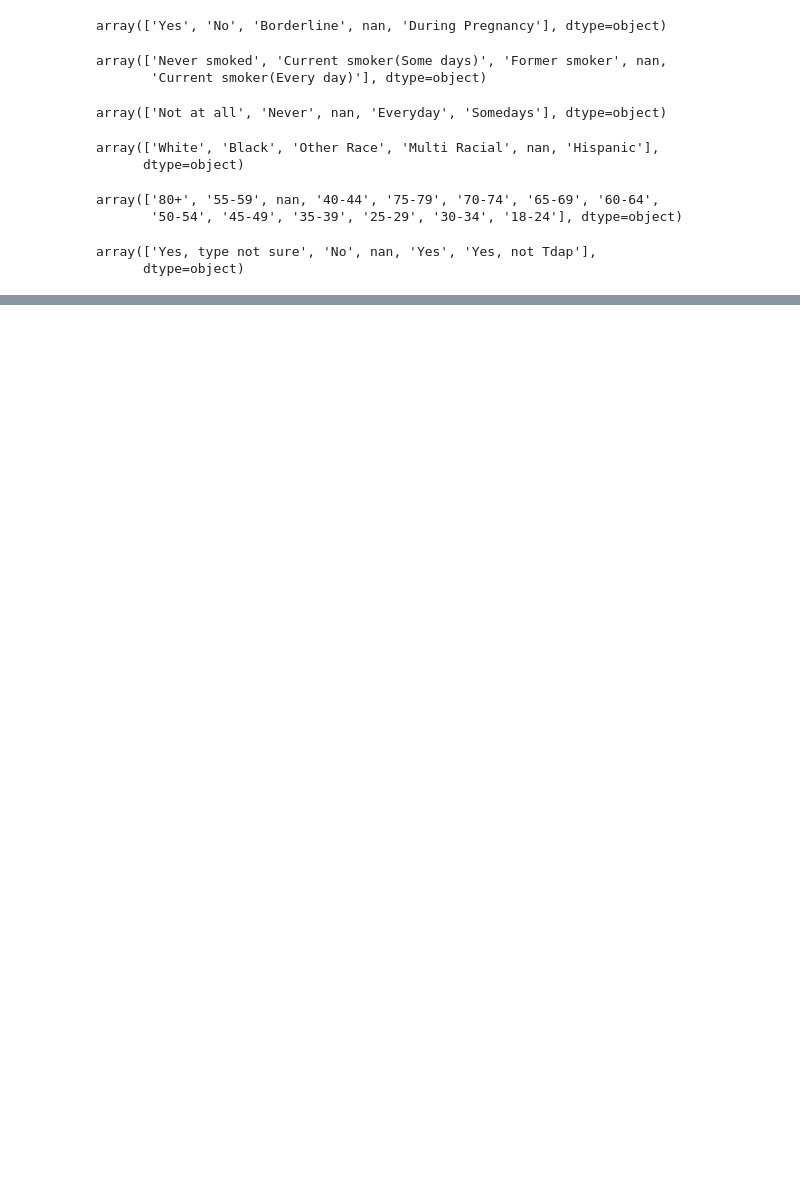
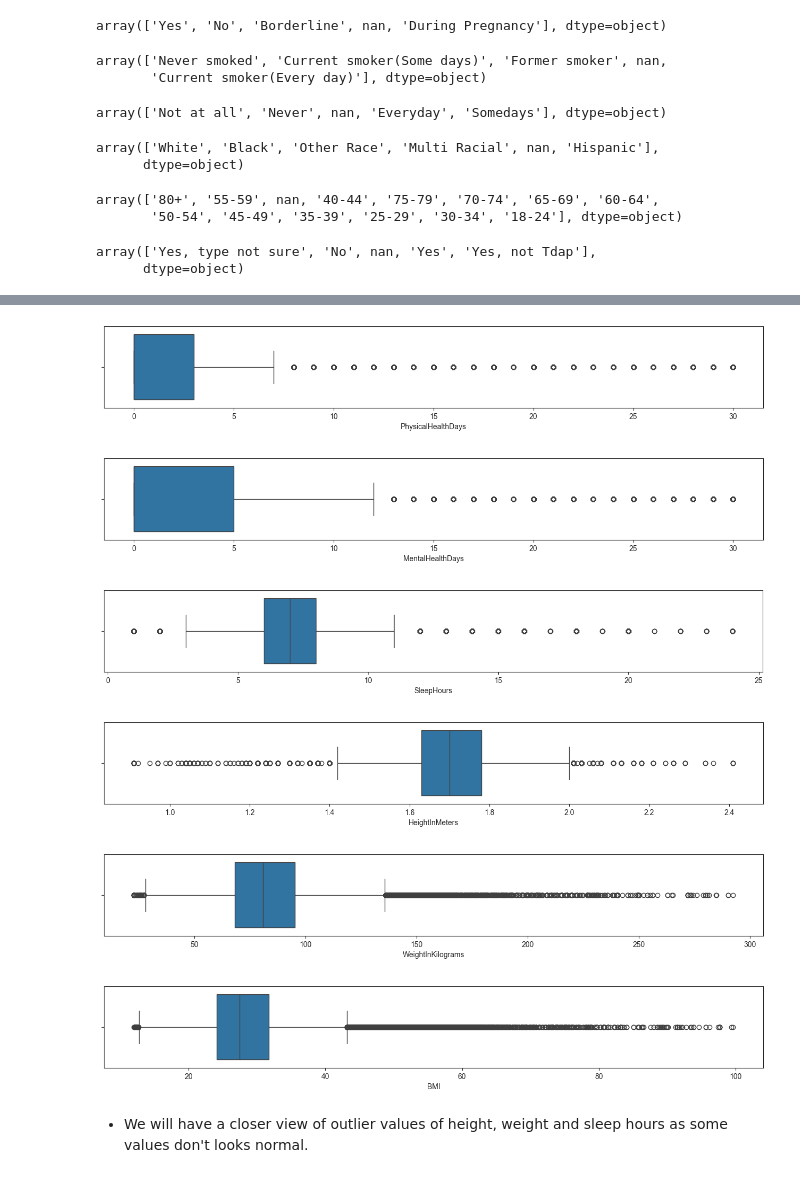
Before and after one commit to ali-bin-kashif/heart-disease-healthcare-data-analysis, a Jupyter notebook: heart_indicator_data_analysis.ipynb, the cells around one changed output, grey strips where cells are left out. Cells and saved outputs as stored; diff of their text form; code cells hidden in the pictures; blank space fills up the shorter version.

```diff
--- a/heart_indicator_data_analysis.ipynb
+++ b/heart_indicator_data_analysis.ipynb
@@ -415,3 +410,7 @@ heart_data['TetanusLast10Tdap'].unique()
 # %% [output]
 array(['Yes, type not sure', 'No', nan, 'Yes', 'Yes, not Tdap'],
       dtype=object)
+# %%
+heart_data['CovidPos'].replace({'Tested positive using home test without a health professional' : 'Yes, with home test'}, inplace=True)
+
+heart_data['CovidPos'].unique()
@@ -417,0 +448,2 @@ array(['Yes, type not sure', 'No', nan, 'Yes', 'Yes, not Tdap'],
+# %%
+heart_data.drop_duplicates(inplace=True)
@@ -417,0 +465,14 @@ array(['Yes, type not sure', 'No', nan, 'Yes', 'Yes, not Tdap'],
+# %%
+for col in heart_data.describe().columns:
+    set_size_style(16,2,'ticks')
+    sns.boxplot(data=heart_data, x=col)
+    plt.show()
+# %% [output]
+[figure, added]
+[figure, added]
+[figure, added]
+[figure, added]
+[figure, added]
+[figure, added]
+# %% [markdown]
+- We will have a closer view of outlier values of height, weight and sleep hours as some values don't looks normal.
```
Also changed, not shown: parts of 15 cells of this notebook.
